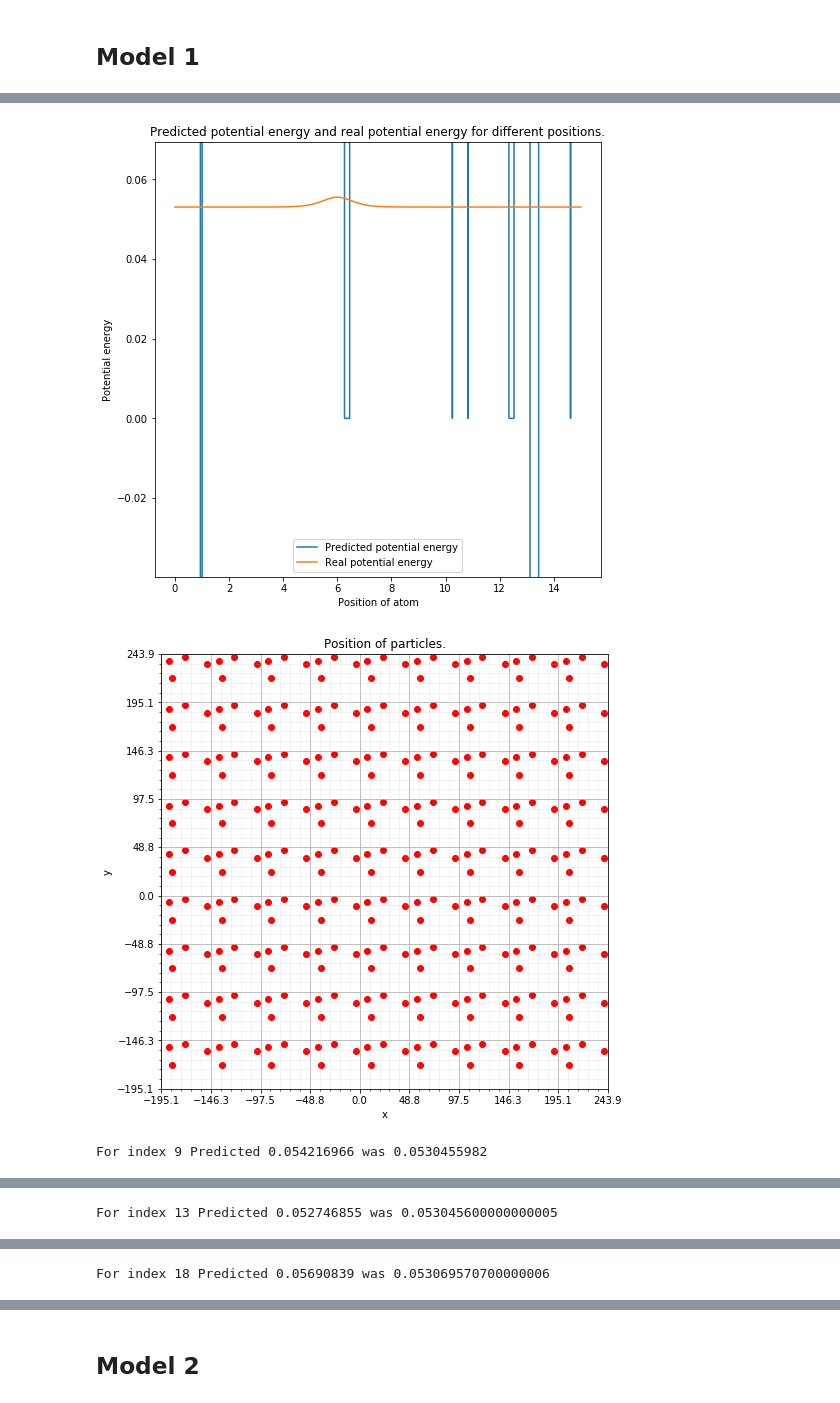
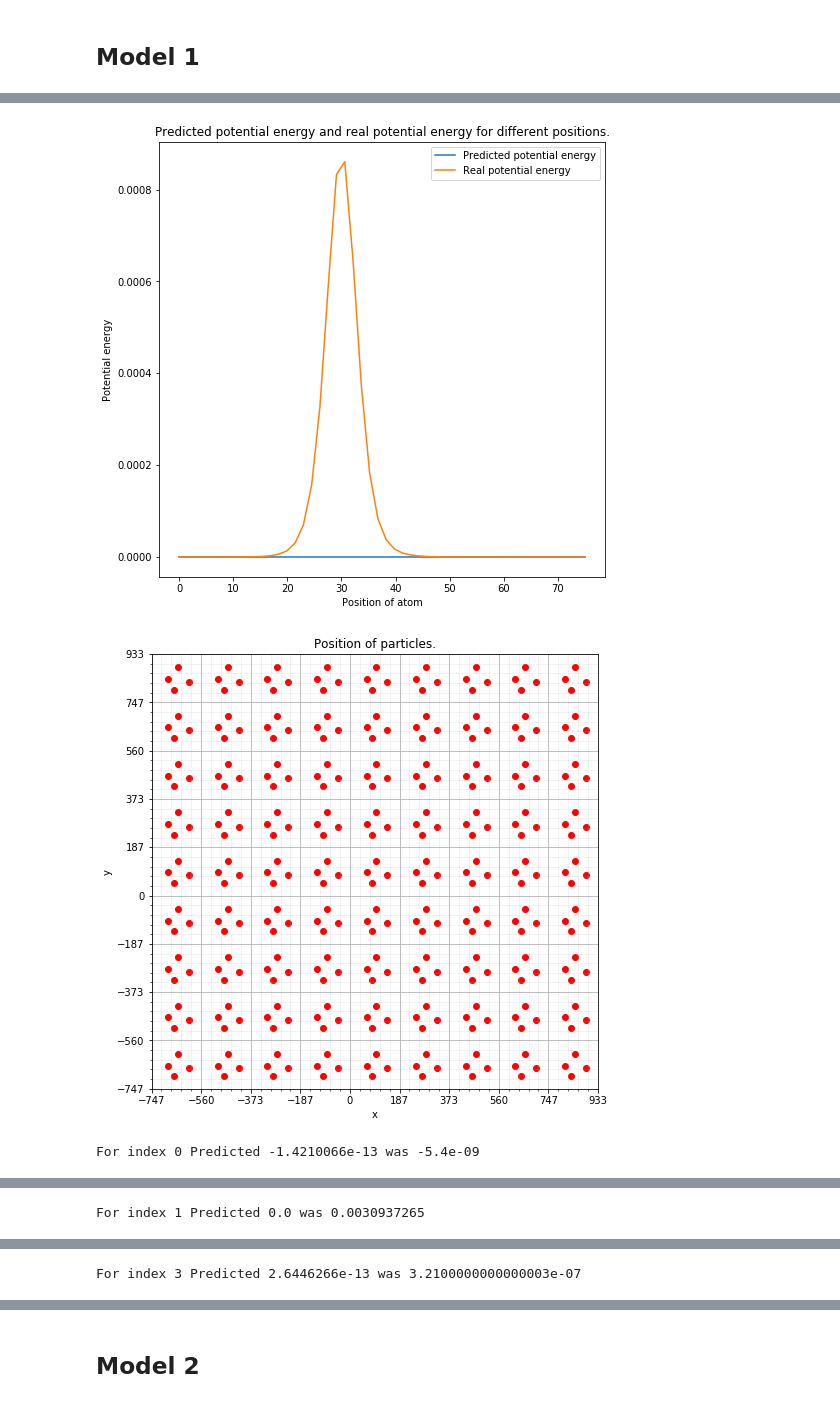
Before and after one commit to TimHeiszwolf/Quantum_energy_ML, a Jupyter notebook: MachineLearning.ipynb, the cells around one changed output, grey strips where cells are left out. Drawn from its saved outputs; the diff is of its cells as text; code cells hidden in the pictures.

```diff
--- a/MachineLearning.ipynb
+++ b/MachineLearning.ipynb
@@ -164,5 +162,5 @@ data.describe()
 # %%
-offset=min(data['potentialEnergy'])
+offset = 0#min(data['potentialEnergy'])
 data['potentialEnergy'] = data['potentialEnergy']-offset
 #qLow = data['potentialEnergy'].quantile(0.00001)
 qHi  = data['potentialEnergy'].quantile(0.95)
@@ -218,15 +216,17 @@ validationInput = [[inputData], [targetData]]
 # %% [markdown]
 ## Preparing testing
 # %%
-widthOfCell = 15.0
+#"""
+widthOfCell = 5*15.0
 numberOfSurroundingCells = 4
-R0=100
+R0 = 500
 orderOfMatrix = [-1, -2]
-x = np.linspace(0, 1, 80)
+x = np.linspace(0, 1, 50)
 
 testData = {'particleCoordinates': [],'widthOfCell':[] , 'numberOfSurroundingCells': [], 'potentialEnergy':[]}# Initialy use a dictionary because it's easier to append to than a dataframe.
 for i in x:
     particles = [np.array([0.3, 0.5]), np.array([0.9, 0.9]), np.array([0.6, 0.4]), np.array([0.5, i])]
+    #particles = [np.array([0.3, 0.5]), np.array([0.3, 0.4]), np.array([0.6, 0.4]), np.array([0.5, i])]
     particles = [widthOfCell * coordinate for coordinate in particles]
     otherSpace = generateSpace(particles, numberOfSurroundingCells, widthOfCell)# Generate the other space.
     testData['particleCoordinates'].append(particles)
@@ -237,11 +237,13 @@ for i in x:
 x = widthOfCell * x
 testData = prepareDatabseForMachineLearning(pd.DataFrame(testData), orderOfMatrix, R0, giveUpdates = False)
 
-#print(testData['eigenvalues'])
+#for i in range(len(x)):
+#    print(testData['eigenvalues'][i])
 
 fig, ax1 = plt.subplots(figsize=(8, 8))
 ax1.plot(list(x), [testData['eigenvalues'][i] for i in range(len(testData['eigenvalues']))])
 ax1.legend()
+ax1.set_ylim(-500, 500)
 ax1.set_xlabel('Position of atom')
 ax1.set_ylabel('Eigenvalues')
 ax1.set_title('Eigenvalues for different positions.')
@@ -249,5 +251,6 @@ plt.show()
 
 testData.head()
 testData.describe()
+#"""
 # %% [output]
 No handles with labels found to put in legend.
@@ -266,7 +271,7 @@ No handles with labels found to put in legend.
 # %% [markdown]
 ## Model 1
 # %%
-settings = [['Dense', 512, 'softplus', False], ['Dense', 512, 'softplus', False], ['Dense', 1, 'linear', False]]
+settings = [['Dense', 1024, 'softplus', False], ['Dense', 1, 'linear', False]]
 learningRate = 5*10**-4
 
 model = makeNetwork(inputSize, settings, learningRate)
@@ -293,7 +294,8 @@ Trainable params: 266,752
 Non-trainable params: 0
 _________________________________________________________________
 # %%
-trainNetwork(model, trainingInput, 0.3, numberOfEpochs=30, batchSize=32, verboseSetting=1)
+trainNetwork(model, trainingInput, 0.3, numberOfEpochs=50, batchSize=32, verboseSetting=1)
+models.append([model, 'model1'])
 print()
 # %% [output]
 Train on 212800 samples, validate on 91200 samples
@@ -317,4 +319,5 @@ Epoch 30/30
 # %%
+#model = models[0][0]
 print(model.evaluate(validationInput[0], validationInput[1]))
 
 y = [[],[]]
@@ -330,7 +333,7 @@ ax1.legend()
 ax1.set_xlabel('Position of atom')
 ax1.set_ylabel('Potential energy')
 ax1.set_title('Predicted potential energy and real potential energy for different positions.')
-ax1.set_ylim(-0.75 * offset , 1.5 * max(y[1]))
+#ax1.set_ylim(-0.75 * offset , 1.5 * max(y[1]))
 plt.show()
 
 for i in range(0,10):
@@ -348,3 +351,3 @@ print()
-[figure, old version]
+[figure, new version]
-[figure, old version]
+[figure, new version]
-For index 9 Predicted 0.054216966 was 0.0530455982
+For index 0 Predicted -1.4210066e-13 was -5.4e-09
@@ -352 +355 @@ For index 9 Predicted 0.054216966 was 0.0530455982
-For index 13 Predicted 0.052746855 was 0.053045600000000005
+For index 1 Predicted 0.0 was 0.0030937265
@@ -354 +357 @@ For index 13 Predicted 0.052746855 was 0.053045600000000005
-For index 18 Predicted 0.05690839 was 0.053069570700000006
+For index 3 Predicted 2.6446266e-13 was 3.2100000000000003e-07
```
Also changed, not shown: parts of 35 cells of this notebook, 10 other files.
